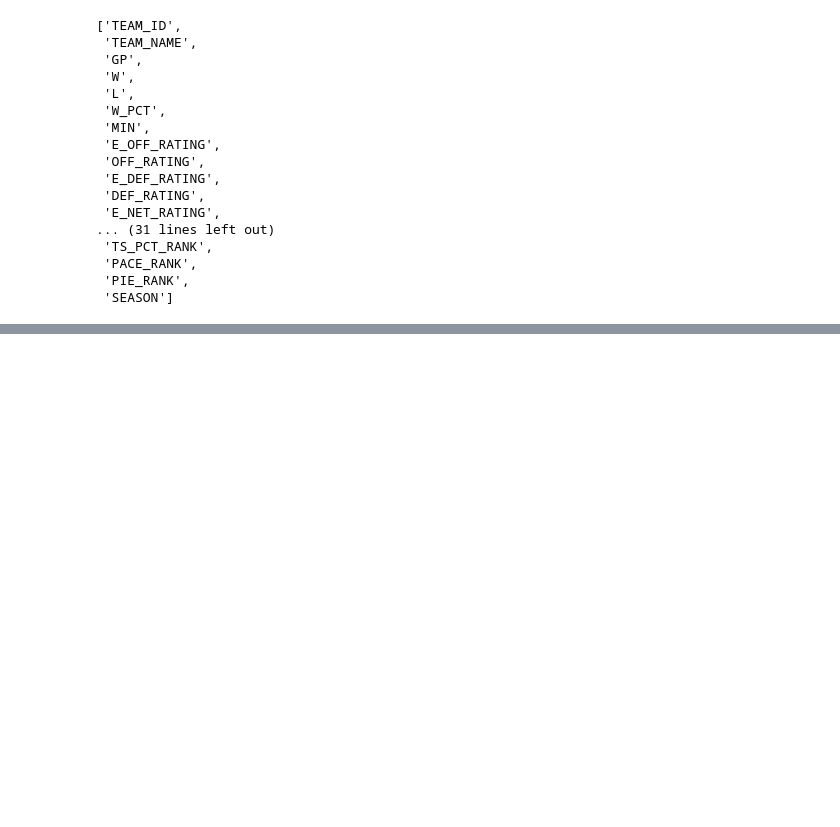
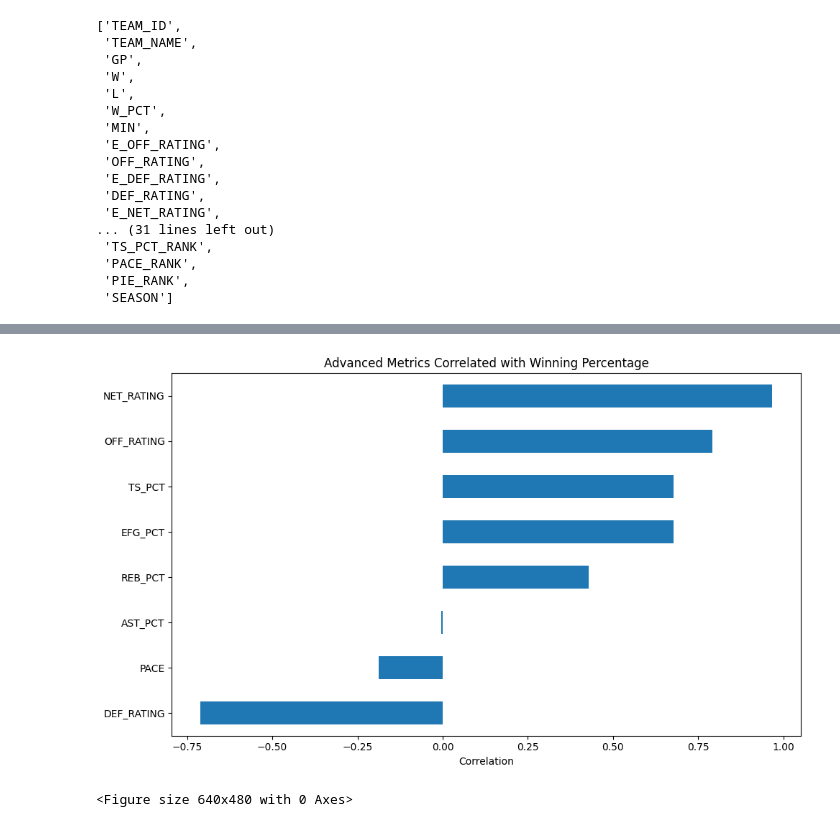
Before and after one commit to Kel-02/nba-team-win-analysis, a Jupyter notebook: notebooks/01_eda.ipynb, the cells around one changed output, grey strips where cells are left out. Drawn from its saved outputs; the diff is of its cells as text; code cells hidden in the pictures; blank space fills up the shorter version.

Commit message:
Added advanced metrics analysis

```diff
--- a/notebooks/01_eda.ipynb
+++ b/notebooks/01_eda.ipynb
@@ -436,0 +470,34 @@ advanced_df.columns.tolist()
+# %%
+advanced_wpct = (
+    advanced_corr["W_PCT"]
+    .drop("W_PCT")
+    .sort_values()
+)
+
+import matplotlib.pyplot as plt
+
+plt.figure(figsize=(10,6))
+
+advanced_wpct.plot(
+    kind="barh"
+)
+
+plt.title(
+    "Advanced Metrics Correlated with Winning Percentage"
+)
+
+plt.xlabel("Correlation")
+
+plt.tight_layout()
+
+plt.show()
+# %% [output]
+[figure, added]
+# %%
+plt.savefig(
+    "../outputs/advanced_metrics_correlation.png",
+    dpi=300,
+    bbox_inches="tight"
+)
+# %% [output]
+<Figure size 640x480 with 0 Axes>
```
Also changed, not shown: parts of 1 cell of this notebook, 1 other file.
